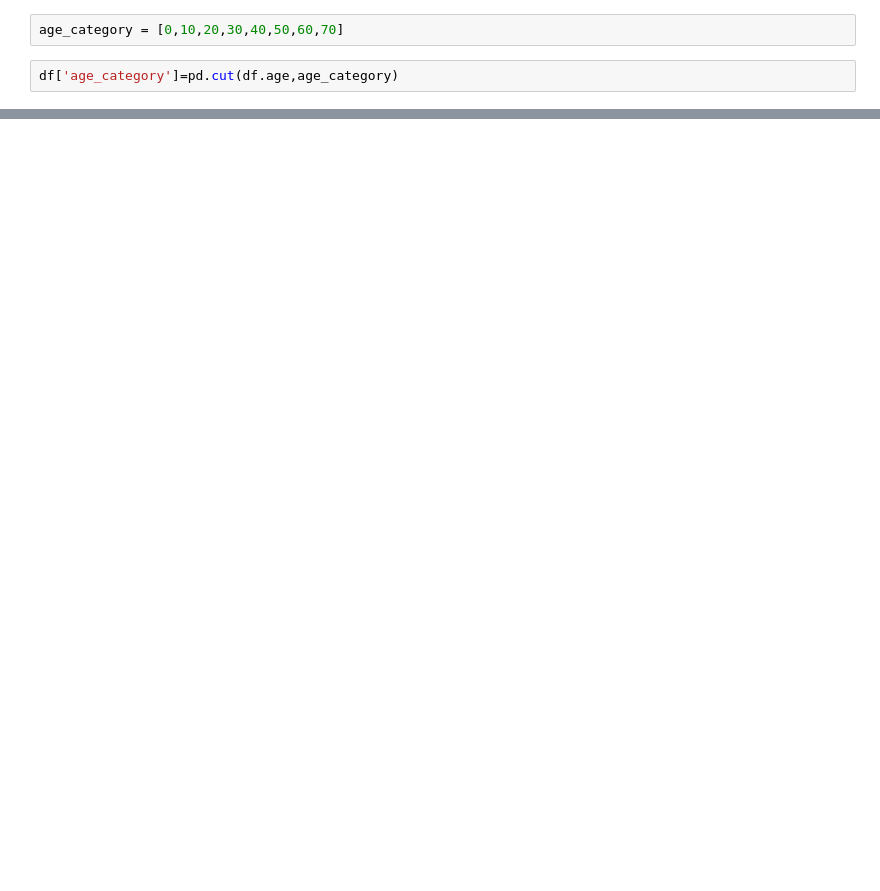
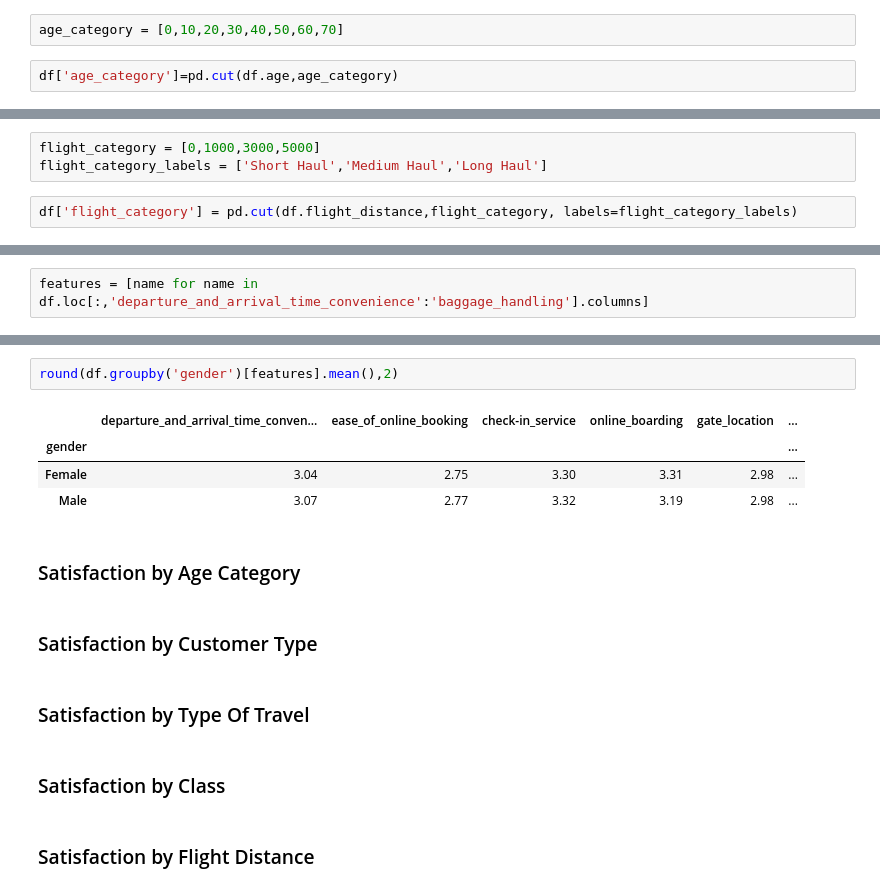
Before and after one commit to Yurhigz/Airline-Passenger-Satisfaction, a Jupyter notebook: Python Script.ipynb, the cells around one changed output, grey strips where cells are left out. Cells and saved outputs as stored; diff of their text form; blank space fills up the shorter version.

```diff
--- a/Python Script.ipynb
+++ b/Python Script.ipynb
@@ -167,0 +108,5 @@ df.head()
+# %%
+flight_category = [0,1000,3000,5000]
+flight_category_labels = ['Short Haul','Medium Haul','Long Haul']
+# %%
+df['flight_category'] = pd.cut(df.flight_distance,flight_category, labels=flight_category_labels)
@@ -167,0 +163,2 @@ df.head()
+# %%
+features = [name for name in df.loc[:,'departure_and_arrival_time_convenience':'baggage_handling'].columns]
@@ -167,0 +182,17 @@ df.head()
+# %%
+round(df.groupby('gender')[features].mean(),2)
+# %% [output]
+|  | departure_and_arrival_time_conven... | ease_of_online_booking | check-in_service | online_boarding | gate_location | ... |
+| gender |  |  |  |  |  | ... |
+| Female | 3.04 | 2.75 | 3.30 | 3.31 | 2.98 | ... |
+| Male | 3.07 | 2.77 | 3.32 | 3.19 | 2.98 | ... |
+# %% [markdown]
+### Satisfaction by Age Category
+# %% [markdown]
+### Satisfaction by Customer Type
+# %% [markdown]
+### Satisfaction by Type Of Travel
+# %% [markdown]
+### Satisfaction by Class
+# %% [markdown]
+### Satisfaction by Flight Distance
```
Also changed, not shown: parts of 31 cells of this notebook.
